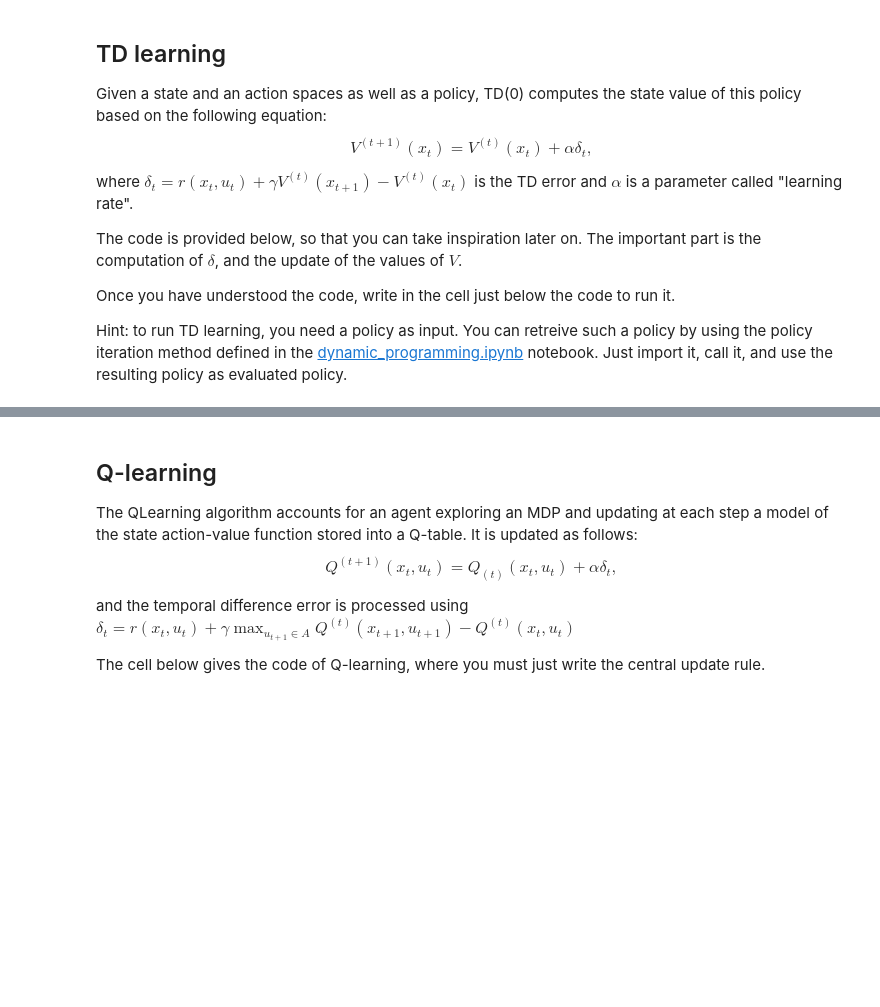
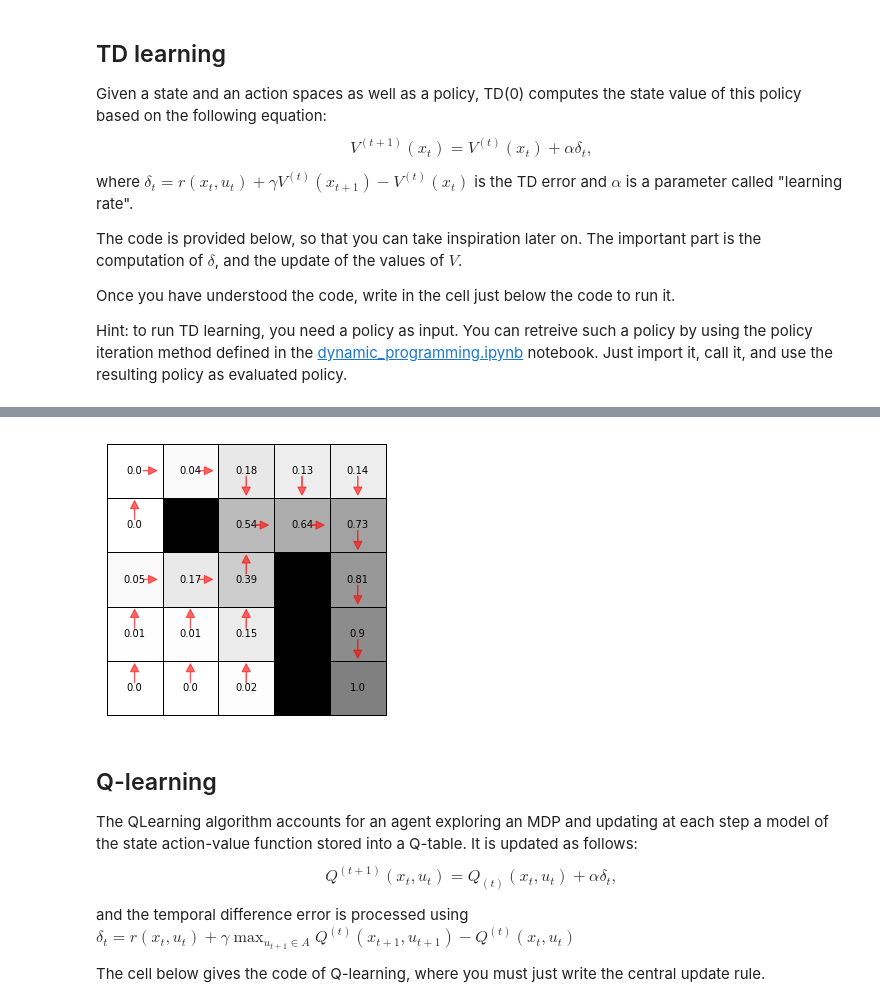
Before and after one commit to AntoninARBERET/rl_labs_notebooks, a Jupyter notebook: reinforcement_learning.ipynb, the cells around one changed output, grey strips where cells are left out. Cells and saved outputs as stored; diff of their text form; code cells hidden in the pictures; blank space fills up the shorter version.

```diff
--- a/reinforcement_learning.ipynb
+++ b/reinforcement_learning.ipynb
@@ -73,9 +90,11 @@ def TD(mdp, pol, nEpisodes=100000, nTimesteps=25, render=True):
 # %%
 # visualize your final result
 %matplotlib inline
 
 m.new_render()
-m.render(V_list[-1], polPI_list[-1]) # V_list is the list of the V values of each episode, and same goes with polPI_list (policies)
+m.render(V_list[-1], policy_list[-1]) # V_list is the list of the V values of each episode, and same goes with polPI_list (policies)
+# %% [output]
+[figure, added]
 # %% [markdown]
 ## Q-learning
 
```
Also changed, not shown: parts of 4 cells of this notebook, 3 other files.
